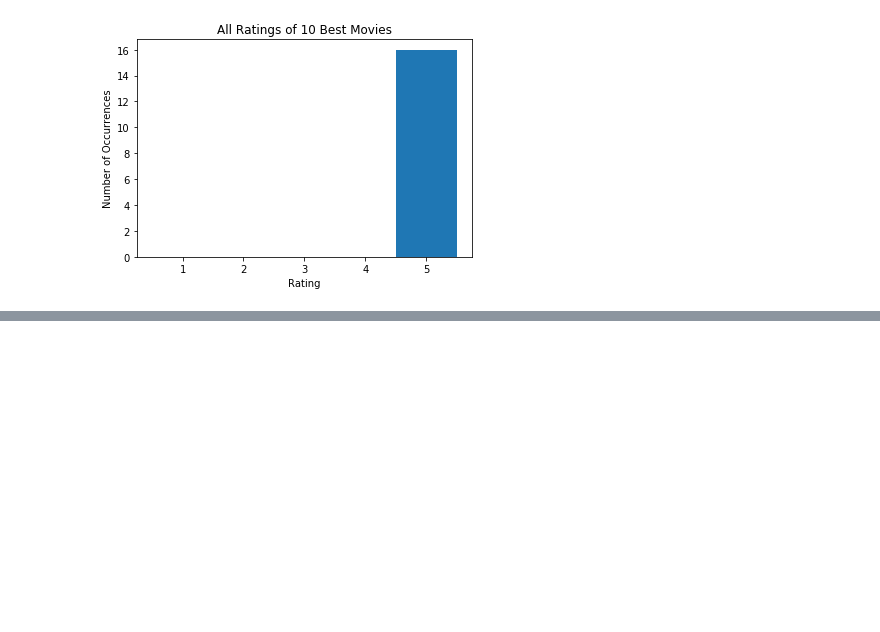
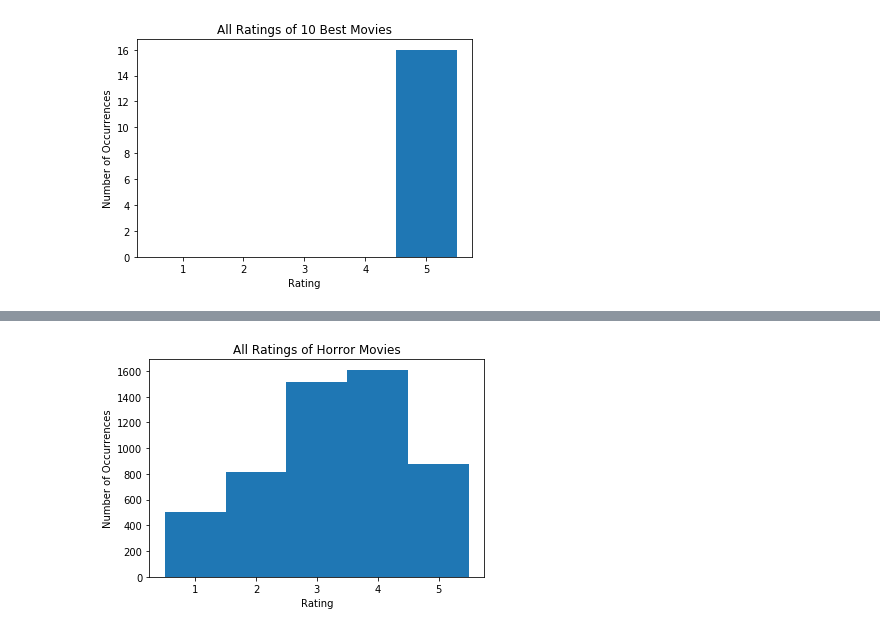
Before and after one commit to amandaliusa/cs155-movielens, a Jupyter notebook: basic_visualizations.ipynb, the cells around one changed output, grey strips where cells are left out. Saved outputs shown, nothing was run; the diff lists cells and outputs as text; code cells hidden in the pictures; blank space fills up the shorter version.

```diff
--- a/basic_visualizations.ipynb
+++ b/basic_visualizations.ipynb
@@ -137,0 +157,17 @@ sorted_df.head(10)
+# %%
+# get ratings of all horror movies
+horror = movies[movies['Horror'] == 1].index
+horr_ratings = []
+
+for idx in horror:
+    counts = data['Rating'].loc[data['Movie'] == idx + 1] # add 1 to account for 1-indexing
+    horr_ratings = np.concatenate((counts, horr_ratings))
+
+# plot all ratings for animated movies
+plt.hist(horr_ratings, bins=[0.5,1.5,2.5,3.5,4.5,5.5])
+plt.title('All Ratings of Horror Movies')
+plt.xlabel('Rating')
+plt.ylabel('Number of Occurrences')
+plt.savefig('basic_4_3')
+# %% [output]
+[figure, added]
```
Also changed, not shown: parts of 3 cells of this notebook, 3 other files.
